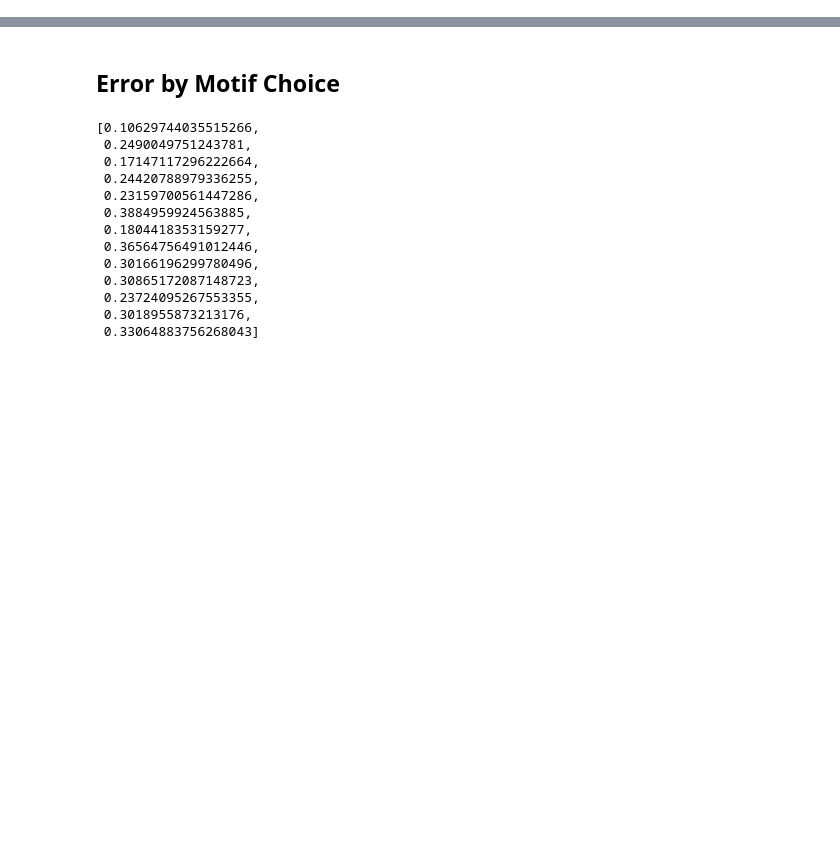
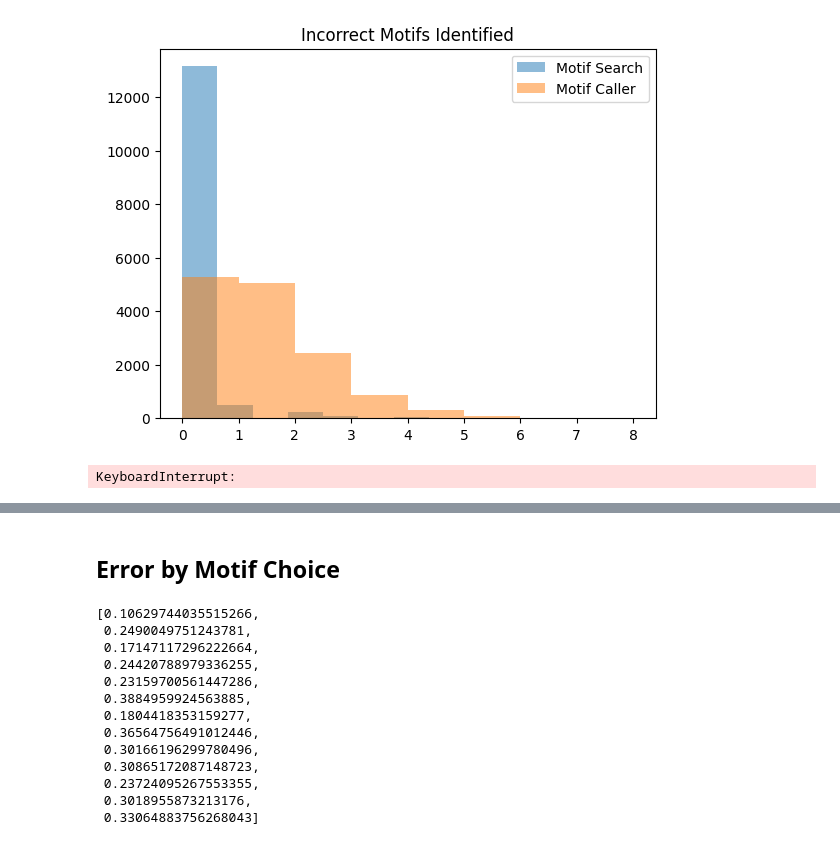
Before and after one commit to Parvfect/Basecalling, a Jupyter notebook: testing_model_empirical.ipynb, the cells around one changed output, grey strips where cells are left out. Cells and saved outputs as stored; diff of their text form; code cells hidden in the pictures; blank space fills up the shorter version.

```diff
--- a/testing_model_empirical.ipynb
+++ b/testing_model_empirical.ipynb
@@ -303,0 +258,12 @@ plt.show()
+# %%
+plt.hist(incorrect_motifs_predicted_motif_read_arr, bins=8, alpha=0.5, label='Motif Search')
+plt.hist(incorrect_motifs_predicted_motif_caller_arr, bins=8, alpha=0.5, label='Motif Caller')
+plt.legend(loc='upper right')
+plt.title("Incorrect Motifs Identified")
+plt.show()
+# %% [output]
+[figure, added]
+# %%
+dataset_df = pd.read_pickle(dataset_path)
+# %% [output]
+KeyboardInterrupt:
```
Also changed, not shown: parts of 34 cells of this notebook.
